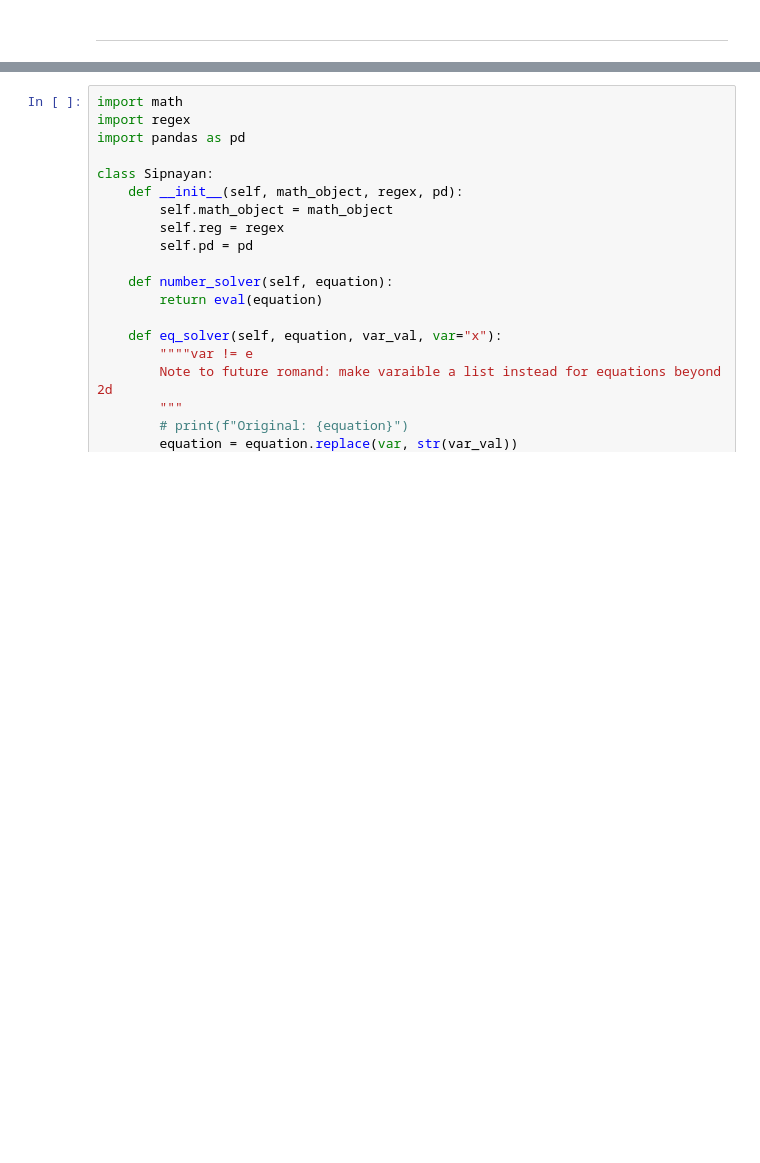
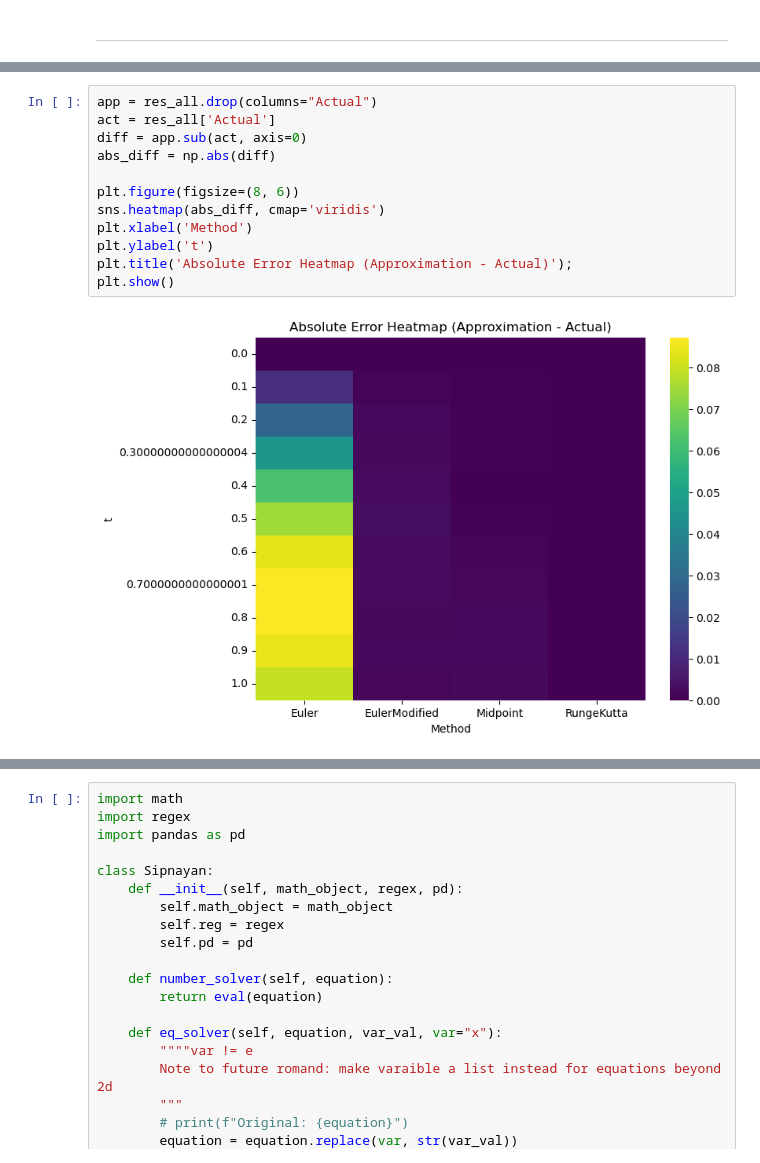
Before and after one commit to RomandRapido/NumericalAnalysis, a Jupyter notebook: FA4/Fa4_lansangan.ipynb, the cells around one changed output, grey strips where cells are left out. Cells and saved outputs as stored; diff of their text form; blank space fills up the shorter version.

```diff
--- a/FA4/Fa4_lansangan.ipynb
+++ b/FA4/Fa4_lansangan.ipynb
@@ -614,0 +812,14 @@ Approximation for the double integral: 1.48462057710937
+# %%
+app = res_all.drop(columns="Actual")
+act = res_all['Actual']
+diff = app.sub(act, axis=0)
+abs_diff = np.abs(diff)
+
+plt.figure(figsize=(8, 6))
+sns.heatmap(abs_diff, cmap='viridis')
+plt.xlabel('Method')
+plt.ylabel('t')
+plt.title('Absolute Error Heatmap (Approximation - Actual)');
+plt.show()
+# %% [output]
+[figure, added]
```
Also changed, not shown: parts of 25 cells of this notebook.
